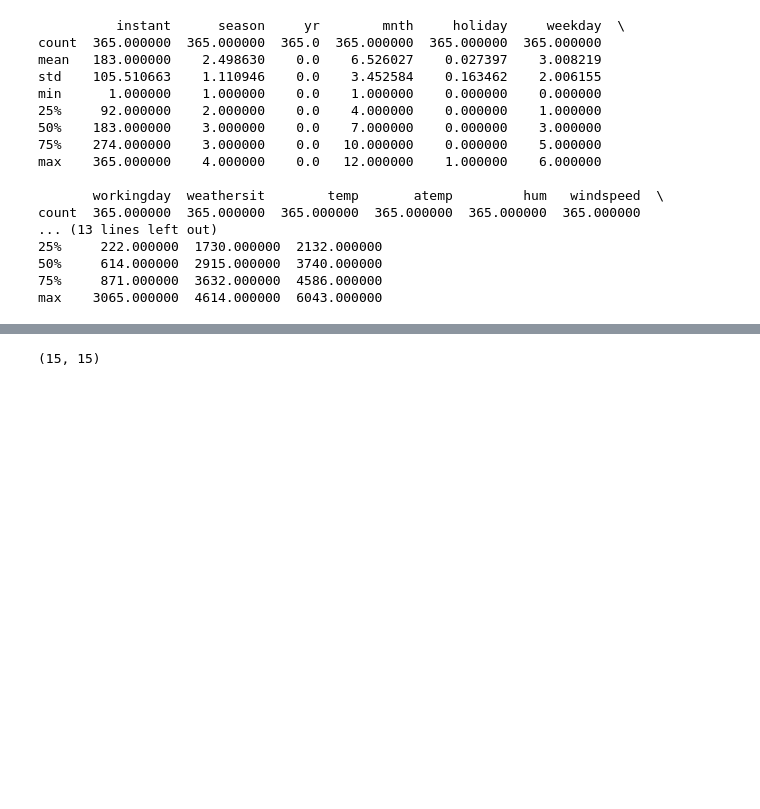
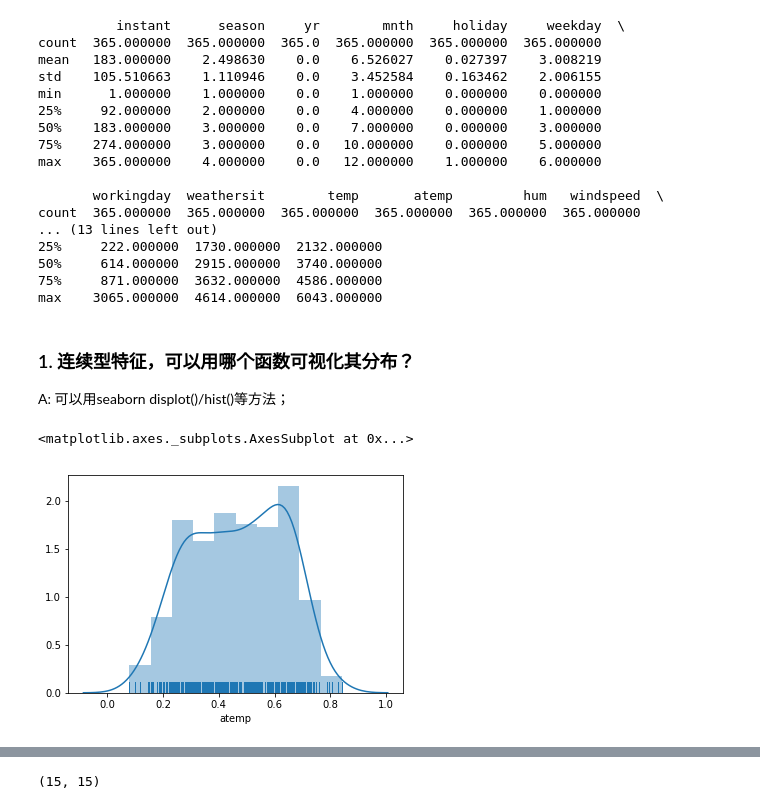
Before and after one commit to WangYuBo/ai_learning, a Jupyter notebook: 06/code/CBdata.ipynb, the cells around one changed output, grey strips where cells are left out. Drawn from its saved outputs; the diff is of its cells as text; code cells hidden in the pictures; blank space fills up the shorter version.

```diff
--- a/06/code/CBdata.ipynb
+++ b/06/code/CBdata.ipynb
@@ -79,3 +94,11 @@ count  365.000000  365.000000  365.000000  365.000000  365.000000  365.000000
 50%     614.000000  2915.000000  3740.000000
 75%     871.000000  3632.000000  4586.000000
 max    3065.000000  4614.000000  6043.000000
+# %% [markdown]
+### 1. 连续型特征，可以用哪个函数可视化其分布？
+A: 可以用seaborn displot()/hist()等方法；
+# %%
+sns.distplot(test_data['atemp'], kde=True, rug=True)
+# %% [output]
+<matplotlib.axes._subplots.AxesSubplot at 0x...>
+[figure, added]
```
Also changed, not shown: parts of 24 cells of this notebook, 1 other file.
